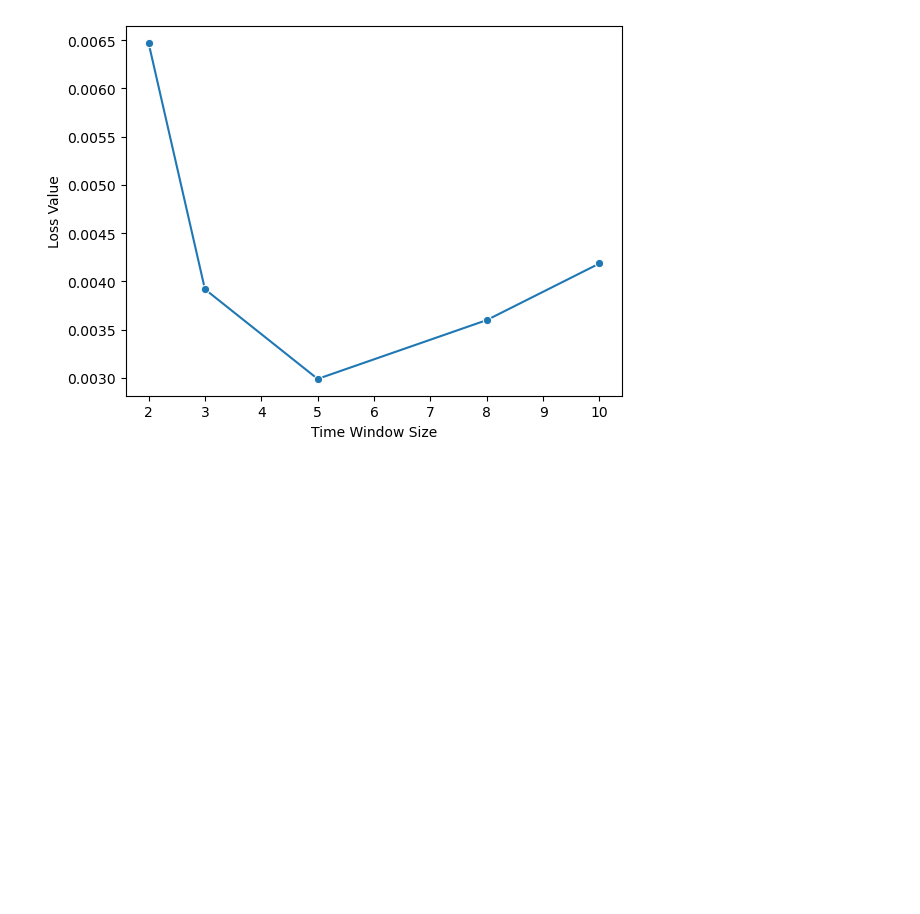
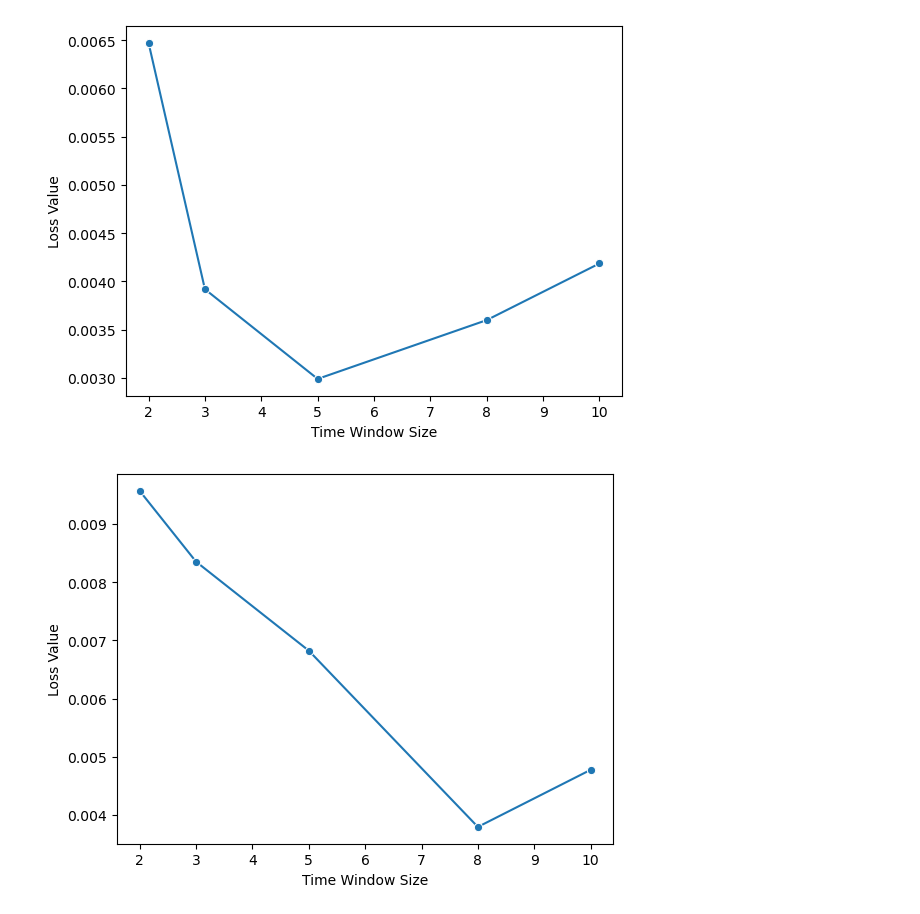
Before and after one commit to Hanmengnan/IDRSaaS, a Jupyter notebook: models/service_workload_predict/Jupiter/grid_search/time_step.ipynb, the cells around one changed output. Drawn from its saved outputs; the diff is of its cells as text; code cells hidden in the pictures; blank space fills up the shorter version.

```diff
--- a/models/service_workload_predict/Jupiter/grid_search/time_step.ipynb
+++ b/models/service_workload_predict/Jupiter/grid_search/time_step.ipynb
@@ -36,4 +38,24 @@ sns.lineplot(data=data, x='Time Window Size', y='Loss Value', marker='o')
 plt.show()
 # %% [output]
 [figure]
+# %%
+# Bi-LSTM + Attention
+import matplotlib.pyplot as plt
+import seaborn as sns
+import pandas as pd
+
+# 示例数据，您需要用实际损失值替换这些值
+window_sizes = [2, 3, 5, 8, 10]
+loss_values =[0.009569015747637313, 0.008352652195818799, 0.006823701983896798,0.003794369264844803, 0.004775501182077451]
+
+# 创建一个 Pandas DataFrame
+data = pd.DataFrame({'Time Window Size': window_sizes, 'Loss Value': loss_values})
+
+# 绘制带有置信区间的折线图
+sns.lineplot(data=data, x='Time Window Size', y='Loss Value', marker='o')
+
+# 显示图形
+plt.show()
+# %% [output]
+[figure, added]
 # %%
```
Also changed, not shown: parts of 5 cells of this notebook, 4 other files.
